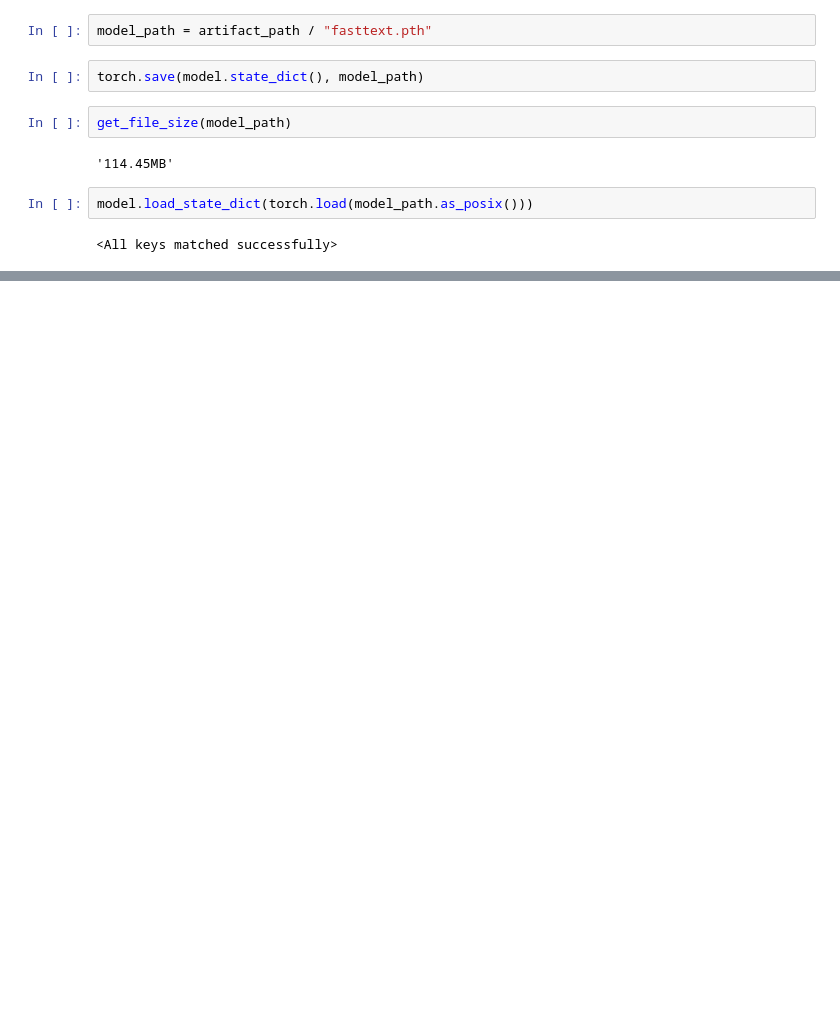
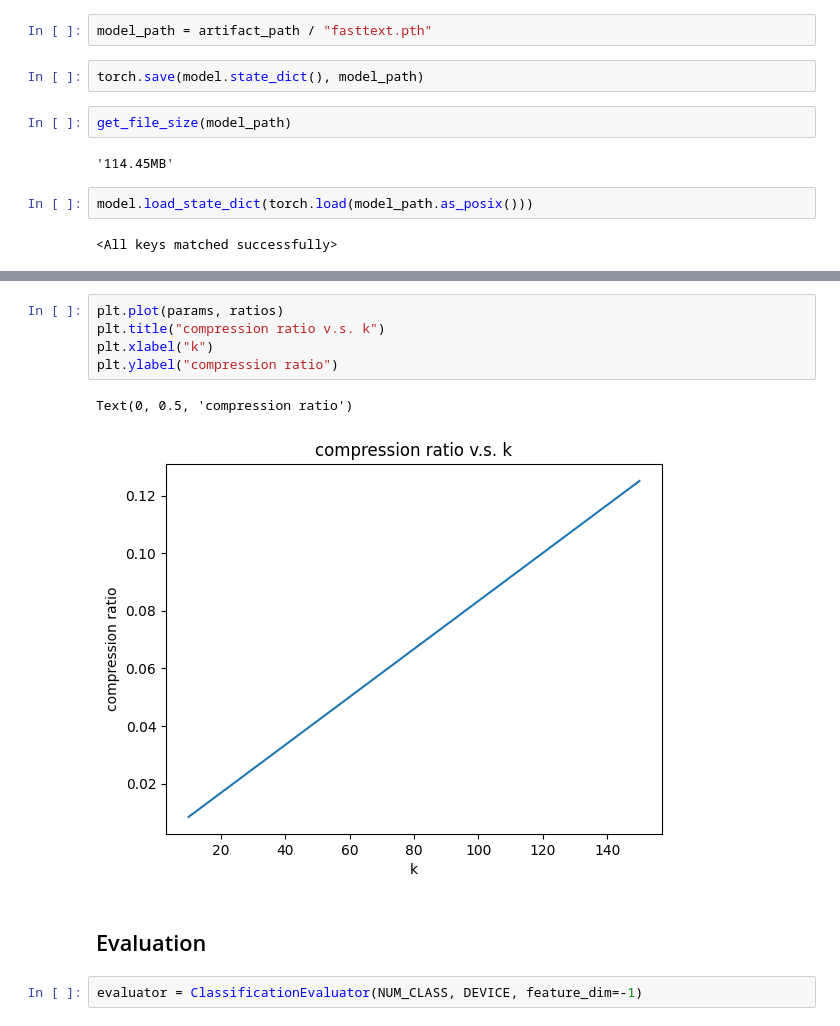
Before and after one commit to gitE0Z9/pytorch-implementations, a Jupyter notebook: notebooks/fasttext.ipynb, the cells around one changed output, grey strips where cells are left out. Saved outputs shown, nothing was run; the diff lists cells and outputs as text; blank space fills up the shorter version.

```diff
--- a/notebooks/fasttext.ipynb
+++ b/notebooks/fasttext.ipynb
@@ -282,0 +422,12 @@ model.load_state_dict(torch.load(model_path.as_posix()))
+# %%
+plt.plot(params, ratios)
+plt.title("compression ratio v.s. k")
+plt.xlabel("k")
+plt.ylabel("compression ratio")
+# %% [output]
+Text(0, 0.5, 'compression ratio')
+[figure, added]
+# %% [markdown]
+## Evaluation
+# %%
+evaluator = ClassificationEvaluator(NUM_CLASS, DEVICE, feature_dim=-1)
```
Also changed, not shown: parts of 65 cells of this notebook, 2 other files.
